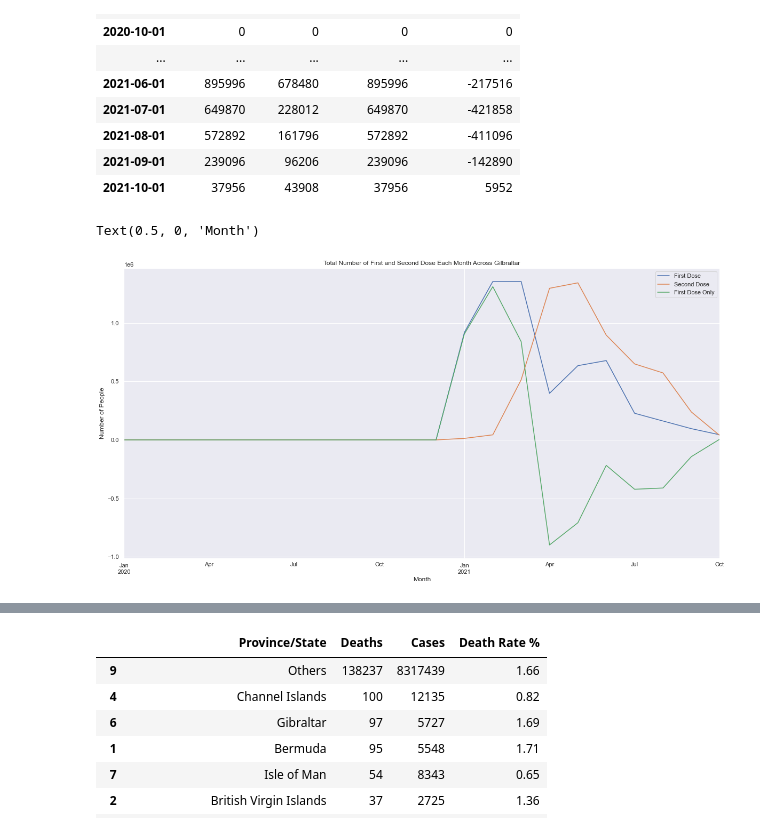
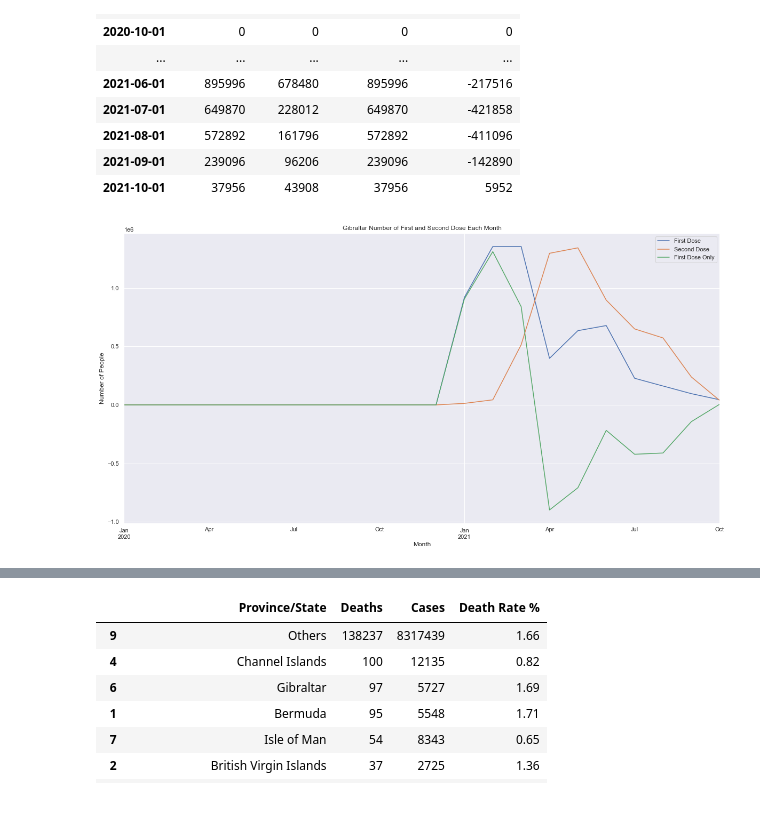
Before and after one commit to hazz292/LSE_A2_COVID_Analysis_Python, a Jupyter notebook: LSE_DA201_Assignment_Hazel_Chan.ipynb, the cells around one changed output, grey strips where cells are left out. Saved outputs shown, nothing was run; the diff lists cells and outputs as text; code cells hidden in the pictures.

```diff
--- a/LSE_DA201_Assignment_Hazel_Chan.ipynb
+++ b/LSE_DA201_Assignment_Hazel_Chan.ipynb
@@ -1141,9 +1071,11 @@ Gibraltar_month
 # %%
 # Plot over month
 Gibraltar_month[['First Dose','Second Dose', 'First Dose Only']].plot()
-plt.title('Total Number of First and Second Dose Each Month Across Gilbraltar')
+plt.title('Gibraltar Number of First and Second Dose Each Month')
 plt.ylabel('Number of People')
 plt.xlabel('Month')
+
+# Save and export figure
+plt.savefig('Gibraltar Number of First and Second Dose Each Month')
 # %% [output]
-Text(0.5, 0, 'Month')
-[figure, old version]
+[figure, new version]
```
Also changed, not shown: parts of 71 cells of this notebook.
